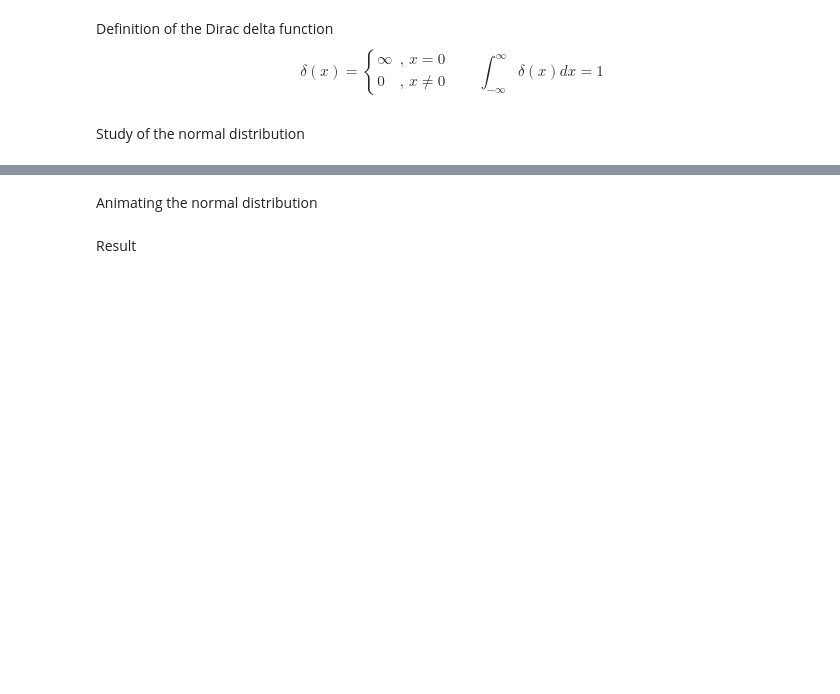
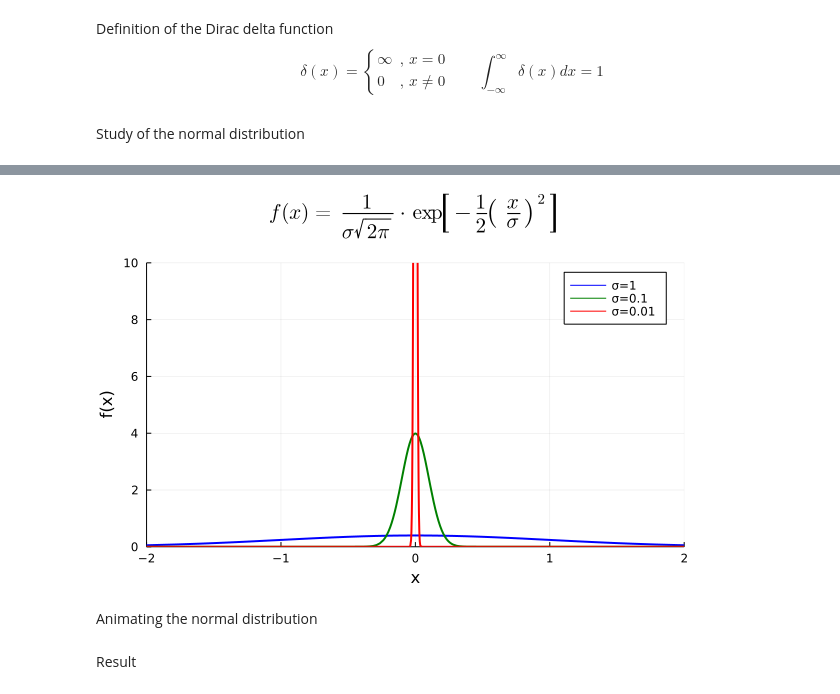
Before and after one commit to MateusGarciaRodolfo/random_coding, a Jupyter notebook: dirac_delta_function.ipynb, the cells around one changed output, grey strips where cells are left out. Saved outputs shown, nothing was run; the diff lists cells and outputs as text; code cells hidden in the pictures; blank space fills up the shorter version.

```diff
--- a/dirac_delta_function.ipynb
+++ b/dirac_delta_function.ipynb
@@ -37,3 +35,29 @@ makePlot()
+# %%
+p1 = plot(x -> f(1, 0, x),
+    color=:blue,
+    -2, 2,
+    xlims=(-2, 2),
+    ylims=(0, 10),
+    linewidth=2,
+    label="σ=1",
+    xlabel="x",
+    ylabel="f(x)")
+
+plot!(x -> f(0.1, 0, x),
+    -2, 2,
+    color=:green,
+    linewidth=2,
+    label="σ=0.1",)
+
+plot!(x -> f(0.01, 0, x),
+    -2, 2,
+    color=:red,
+    linewidth=2,
+    label="σ=0.01")
+
+plot(title, p1, layout=grid(2, 1, heights=[0.01, 0.99]))
+# %% [output]
+[figure, added]
 # %% [markdown]
 Animating the normal distribution
 # %%
```
Also changed, not shown: parts of 3 cells of this notebook.
